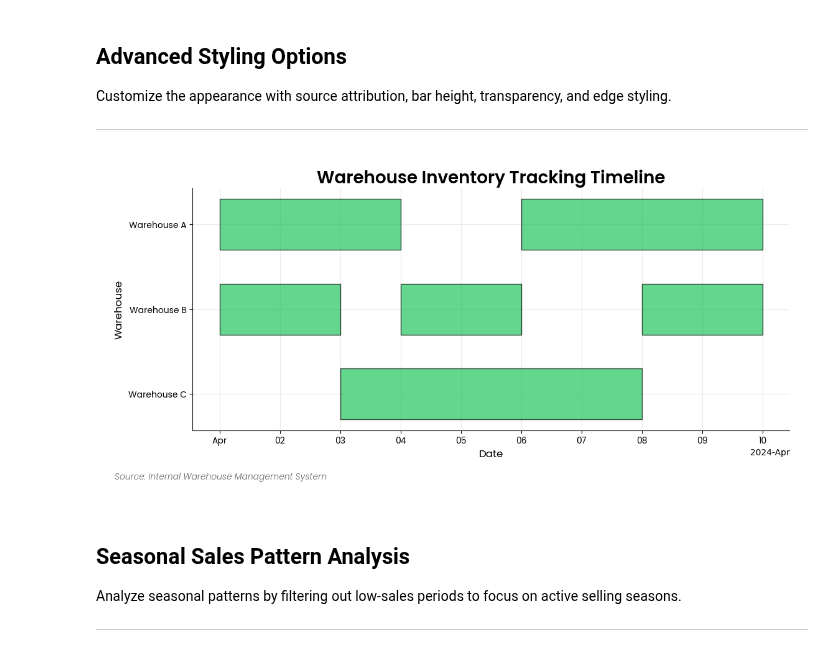
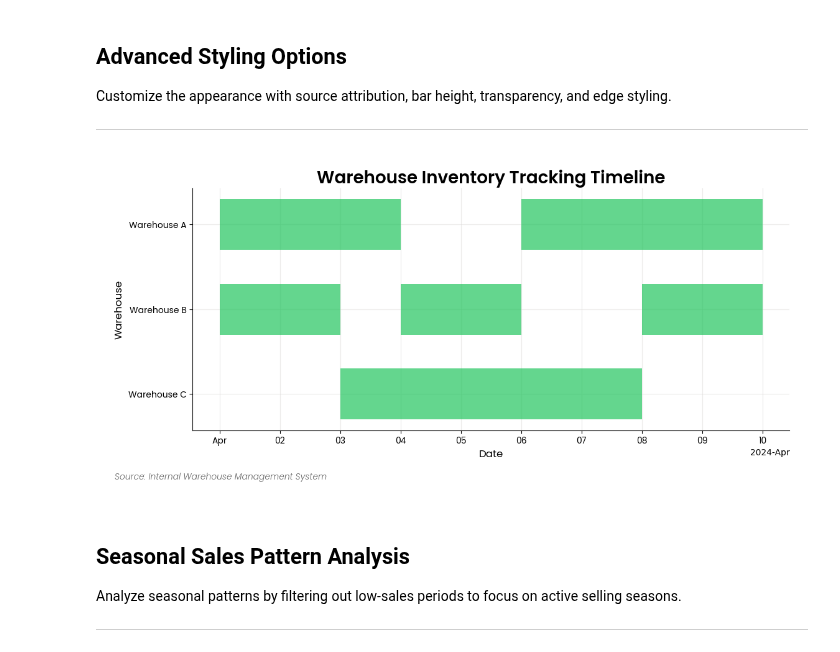
Before and after one commit to Data-Simply/pyretailscience, a Jupyter notebook: docs/gallery/plots/broken_timeline.ipynb, the cells around one changed output. Cells and saved outputs as stored; diff of their text form; code cells hidden in the pictures.

```diff
--- a/docs/gallery/plots/broken_timeline.ipynb
+++ b/docs/gallery/plots/broken_timeline.ipynb
@@ -324,70 +206,38 @@ Customize the appearance with source attribution, bar height, transparency, and
 ---
 # %%
 # Create sample inventory data
+# fmt: off
 inventory_data = pd.DataFrame(
     {
-        "transaction_date": pd.to_datetime(
-            [
-                "2024-04-01",
-                "2024-04-02",
-                "2024-04-03",
-                "2024-04-06",
-                "2024-04-07",
-                "2024-04-08",
-                "2024-04-09",  # Warehouse A
-                "2024-04-01",
-                "2024-04-02",
-                "2024-04-04",
-                "2024-04-05",
-                "2024-04-08",
-                "2024-04-09",  # Warehouse B
-                "2024-04-03",
-                "2024-04-04",
-                "2024-04-05",
-                "2024-04-06",
-                "2024-04-07",  # Warehouse C
-            ],
-        ),
+        "transaction_date": pd.to_datetime([
+            "2024-04-01", "2024-04-02", "2024-04-03", "2024-04-06", "2024-04-07", "2024-04-08", "2024-04-09",  # Warehouse A
+            "2024-04-01", "2024-04-02", "2024-04-04", "2024-04-05", "2024-04-08", "2024-04-09",  # Warehouse B
+            "2024-04-03", "2024-04-04", "2024-04-05", "2024-04-06", "2024-04-07",  # Warehouse C
+        ]),
         "warehouse": ["Warehouse A"] * 7 + ["Warehouse B"] * 6 + ["Warehouse C"] * 5,
         "inventory_level": [
-            2500,
-            2300,
-            2100,
-            2800,
-            2600,
-            2400,
-            2200,  # Warehouse A
-            1800,
-            1650,
-            1900,
-            2050,
-            1750,
-            1600,  # Warehouse B
-            3200,
-            3100,
-            2900,
-            3400,
-            3300,  # Warehouse C
+            2500, 2300, 2100, 2800, 2600, 2400, 2200,  # Warehouse A
+            1800, 1650, 1900, 2050, 1750, 1600,  # Warehouse B
+            3200, 3100, 2900, 3400, 3300,  # Warehouse C
         ],
     },
 )
+# fmt: on
 
 ax = broken_timeline.plot(
     inventory_data,
     category_col="warehouse",
     value_col="inventory_level",
     title="Warehouse Inventory Tracking Timeline",
     x_label="Date",
     y_label="Warehouse",
     bar_height=0.6,
     alpha=0.7,
-    edgecolors="black",
-    linewidth=1,
     source_text="Source: Internal Warehouse Management System",
 )
 plt.show()
 # %% [output]
-[figure, old version]
+[figure, new version]
 # %% [markdown]
 ## Seasonal Sales Pattern Analysis
 
```
Also changed, not shown: parts of 6 cells of this notebook, 2 other files.
